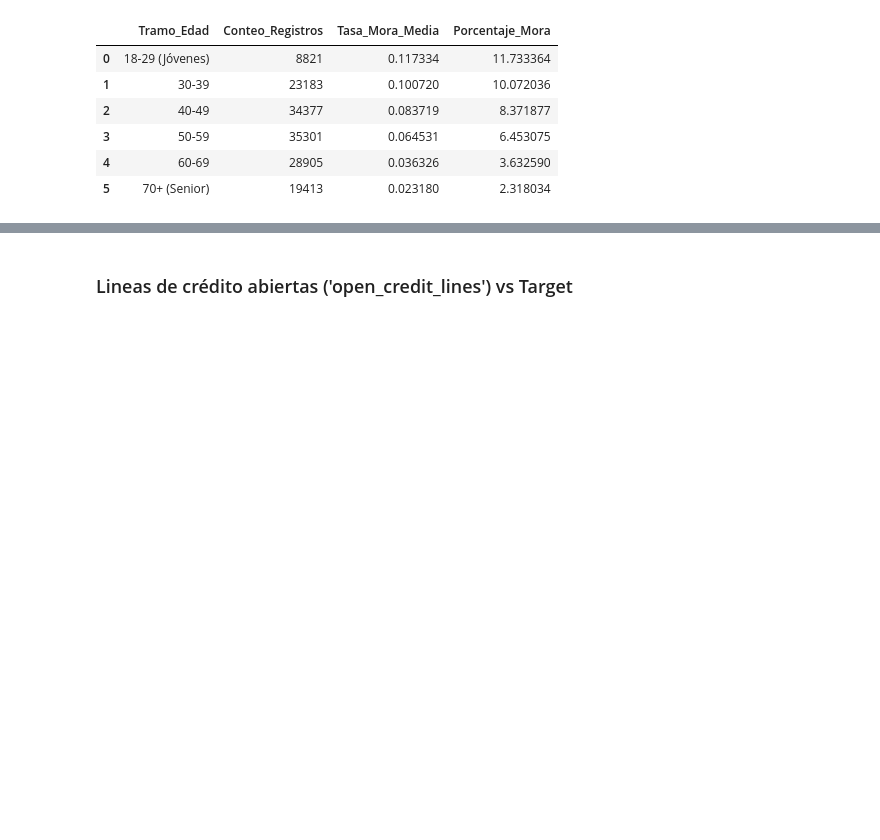
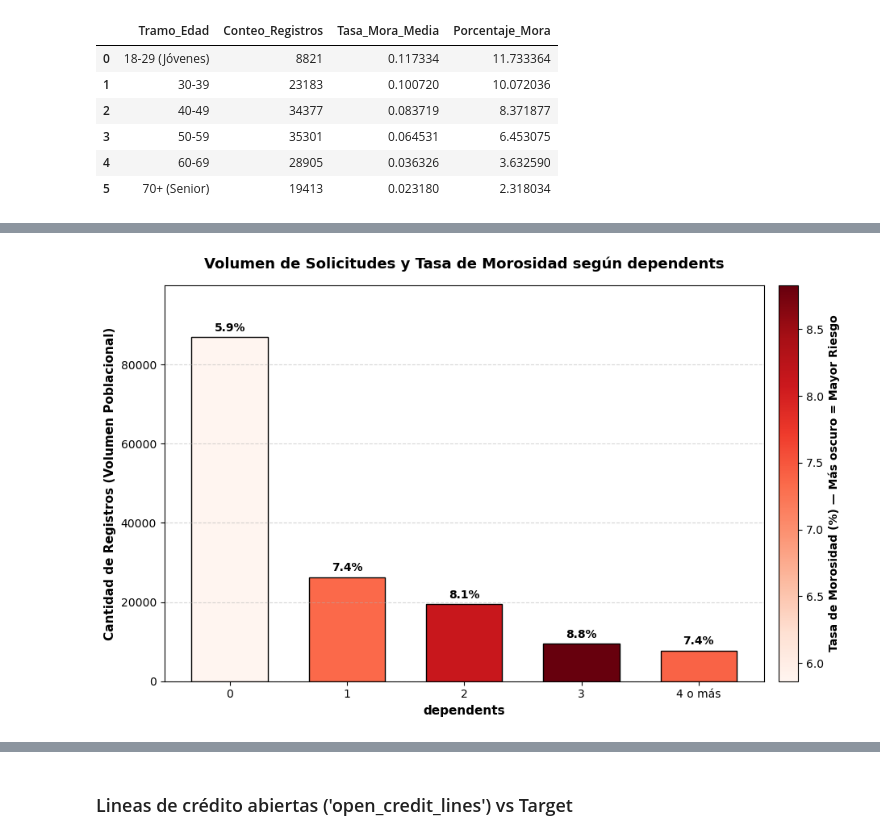
Before and after one commit to gabarosky/credit_scoring, a Jupyter notebook: notebooks/01_eda.ipynb, the cells around one changed output, grey strips where cells are left out. Drawn from its saved outputs; the diff is of its cells as text; code cells hidden in the pictures; blank space fills up the shorter version.

Commit message:
EDA + feature engineering: 9 features evaluadas y descartadas sobre 14 base

```diff
--- a/notebooks/01_eda.ipynb
+++ b/notebooks/01_eda.ipynb
@@ -694,0 +699,94 @@ resumen_edad
+# %%
+df_dependents = q(
+    'SELECT target, dependents FROM stg_credit_applications'
+)
+
+
+# agrupar los valores altos en una categoría "4 o más"
+def agrupar_dependents(x):
+  return str(int(x)) if x < 4 else '4 o más'
+
+df_dependents['dependents'] = df_dependents[
+    'dependents'
+].apply(agrupar_dependents)
+
+# ordenar las categorías correctamente en el eje X
+orden = ['0', '1', '2', '3', '4 o más']
+
+# calcular tanto el volumen (conteo) como la tasa de morosidad media por grupo
+resumen_re = (
+    df_dependents.groupby('dependents')
+    .agg(
+        Conteo_Registros=('target', 'count'),
+        Tasa_Mora_Media=('target', 'mean'),
+    )
+    .reindex(orden)
+    .reset_index()
+)
+
+resumen_re['Porcentaje_Mora'] = resumen_re['Tasa_Mora_Media'] * 100
+
+plt.figure(figsize=(10, 6))
+
+# normalizar los valores de morosidad para mapearlos con una paleta secuencial de colores
+norm = mcolors.Normalize(
+    vmin=resumen_re['Porcentaje_Mora'].min(),
+    vmax=resumen_re['Porcentaje_Mora'].max(),
+)
+cmap = cm.Reds
+colores = [cmap(norm(val)) for val in resumen_re['Porcentaje_Mora']]
+
+bars = plt.bar(
+    resumen_re['dependents'],
+    resumen_re['Conteo_Registros'],
+    color=colores,
+    edgecolor='black',
+    width=0.65,
+)
+
+# añadir el porcentaje exacto de mora como etiqueta sobre cada barra
+for bar, pct in zip(bars, resumen_re['Porcentaje_Mora']):
+  height = bar.get_height()
+  plt.text(
+      bar.get_x() + bar.get_width() / 2.0,
+      height + (max(resumen_re['Conteo_Registros']) * 0.01),
+      f'{pct:.1f}%',
+      ha='center',
+      va='bottom',
+      fontweight='bold',
+      fontsize=10,
+  )
+
+# agregar la escala de color  para la escala de mora
+sm = cm.ScalarMappable(cmap=cmap, norm=norm)
+sm.set_array([])
+cbar = plt.colorbar(sm, ax=plt.gca(), pad=0.02)
+cbar.set_label(
+    'Tasa de Morosidad (%) — Más oscuro = Mayor Riesgo',
+    fontweight='bold',
+    fontsize=10,
+)
+
+plt.title(
+    'Volumen de Solicitudes y Tasa de Morosidad según dependents',
+    fontsize=13,
+    fontweight='bold',
+    pad=15,
+)
+plt.xlabel(
+    'dependents',
+    fontsize=11,
+    fontweight='semibold',
+)
+plt.ylabel(
+    'Cantidad de Registros (Volumen Poblacional)',
+    fontsize=11,
+    fontweight='semibold',
+)
+plt.grid(axis='y', linestyle='--', alpha=0.5)
+plt.ylim(0, max(resumen_re['Conteo_Registros']) * 1.15)
+
+plt.tight_layout()
+plt.show()
+# %% [output]
+[figure, added]
```
Also changed, not shown: parts of 5 cells of this notebook, 4 other files.
